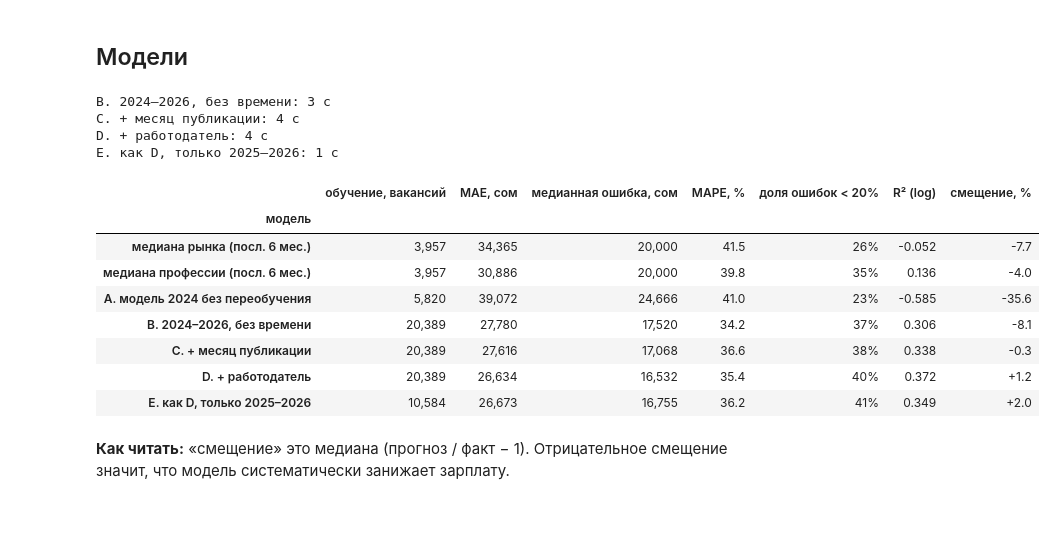
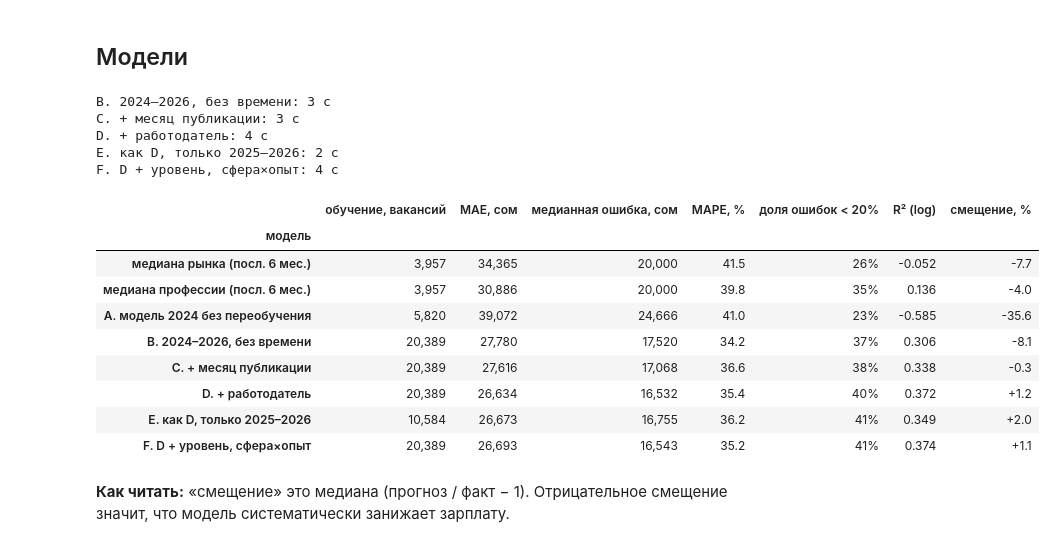
Before and after one commit to kambaraalieva/kg-salary-prediction, a Jupyter notebook: notebooks/07_time_split.ipynb, the cells around one changed output. Saved outputs shown, nothing was run; the diff lists cells and outputs as text; code cells hidden in the pictures; blank space fills up the shorter version.

Commit message:
Level feature: junior-lead from title or experience

```diff
--- a/notebooks/07_time_split.ipynb
+++ b/notebooks/07_time_split.ipynb
@@ -55,6 +57,7 @@ df["company"] = df["company"].fillna("не указано").astype(str).str.lowe
 df["experience_known"] = df["experience_known"].fillna(True).astype(int)
 # месяц публикации: 0 = январь 2024
 df["month_n"] = (df["published"].dt.year - 2024) * 12 + df["published"].dt.month - 1
+df = prep.add_level(df)     # уровень (junior…lead) из заголовка или из опыта; сфера×опыт
 
 # шумные метки: как в prep.labeled, но фильтр 5x применяется ко всем источникам со свободным текстом
 d = df[df["has_salary"]].copy()
@@ -113,6 +116,7 @@ VARIANTS = {
     "C. + месяц публикации":            (C, N + B + ["month_n"], None),
     "D. + работодатель":                (C + ["company"], N + B + ["month_n"], None),
     "E. как D, только 2025–2026":       (C + ["company"], N + B + ["month_n"], "2025-01-01"),
+    "F. D + уровень, сфера×опыт":       (C + ["company", "level", "cat_exp", "cat_level"], N + B + ["month_n"], None),
 }
 
 rows, preds, fitted = [], {}, {}
@@ -129,35 +133,37 @@ prof = last.groupby("sub_category")["y"].median()
 score("медиана профессии (посл. 6 мес.)", test["sub_category"].map(prof).fillna(last["y"].median()).values, len(last))
 
 # A: модель 2024 без переобучения
 old = joblib.load("../models/final_model.joblib")
 score("A. модель 2024 без переобучения", old.predict(test), 5820)
 
 for name, (cat, num, since) in VARIANTS.items():
     tr = train if since is None else train[train["published"] >= since]
     t0 = time.time()
     m = build(cat, num).fit(tr, tr["y"])
     fitted[name] = (m, cat, num, since)
     score(name, m.predict(test), len(tr))
     print(f"{name}: {time.time() - t0:.0f} c")
 
 res = pd.DataFrame(rows).set_index("модель")
 res.style.format({"обучение, вакансий": "{:,.0f}", "MAE, сом": "{:,.0f}", "медианная ошибка, сом": "{:,.0f}",
                   "MAPE, %": "{:.1f}", "доля ошибок < 20%": "{:.0%}", "R² (log)": "{:.3f}", "смещение, %": "{:+.1f}"}
                  ).highlight_min(subset=["MAE, сом"], color="#cde8cd")
 # %% [output]
 B. 2024–2026, без времени: 3 c
-C. + месяц публикации: 4 c
+C. + месяц публикации: 3 c
 D. + работодатель: 4 c
-E. как D, только 2025–2026: 1 c
+E. как D, только 2025–2026: 2 c
+F. D + уровень, сфера×опыт: 4 c
 |  | обучение, вакансий | MAE, сом | медианная ошибка, сом | MAPE, % | доля ошибок < 20% | R² (log) | смещение, % |
 | модель |  |  |  |  |  |  |  |
 | медиана рынка (посл. 6 мес.) | 3,957 | 34,365 | 20,000 | 41.5 | 26% | -0.052 | -7.7 |
 | медиана профессии (посл. 6 мес.) | 3,957 | 30,886 | 20,000 | 39.8 | 35% | 0.136 | -4.0 |
 | A. модель 2024 без переобучения | 5,820 | 39,072 | 24,666 | 41.0 | 23% | -0.585 | -35.6 |
 | B. 2024–2026, без времени | 20,389 | 27,780 | 17,520 | 34.2 | 37% | 0.306 | -8.1 |
 | C. + месяц публикации | 20,389 | 27,616 | 17,068 | 36.6 | 38% | 0.338 | -0.3 |
 | D. + работодатель | 20,389 | 26,634 | 16,532 | 35.4 | 40% | 0.372 | +1.2 |
 | E. как D, только 2025–2026 | 10,584 | 26,673 | 16,755 | 36.2 | 41% | 0.349 | +2.0 |
+| F. D + уровень, сфера×опыт | 20,389 | 26,693 | 16,543 | 35.2 | 41% | 0.374 | +1.1 |
 # %% [markdown]
 **Как читать:** «смещение» это медиана (прогноз / факт − 1). Отрицательное смещение значит, что модель
 систематически занижает зарплату.
```
Also changed, not shown: parts of 11 cells of this notebook, 6 other files.
